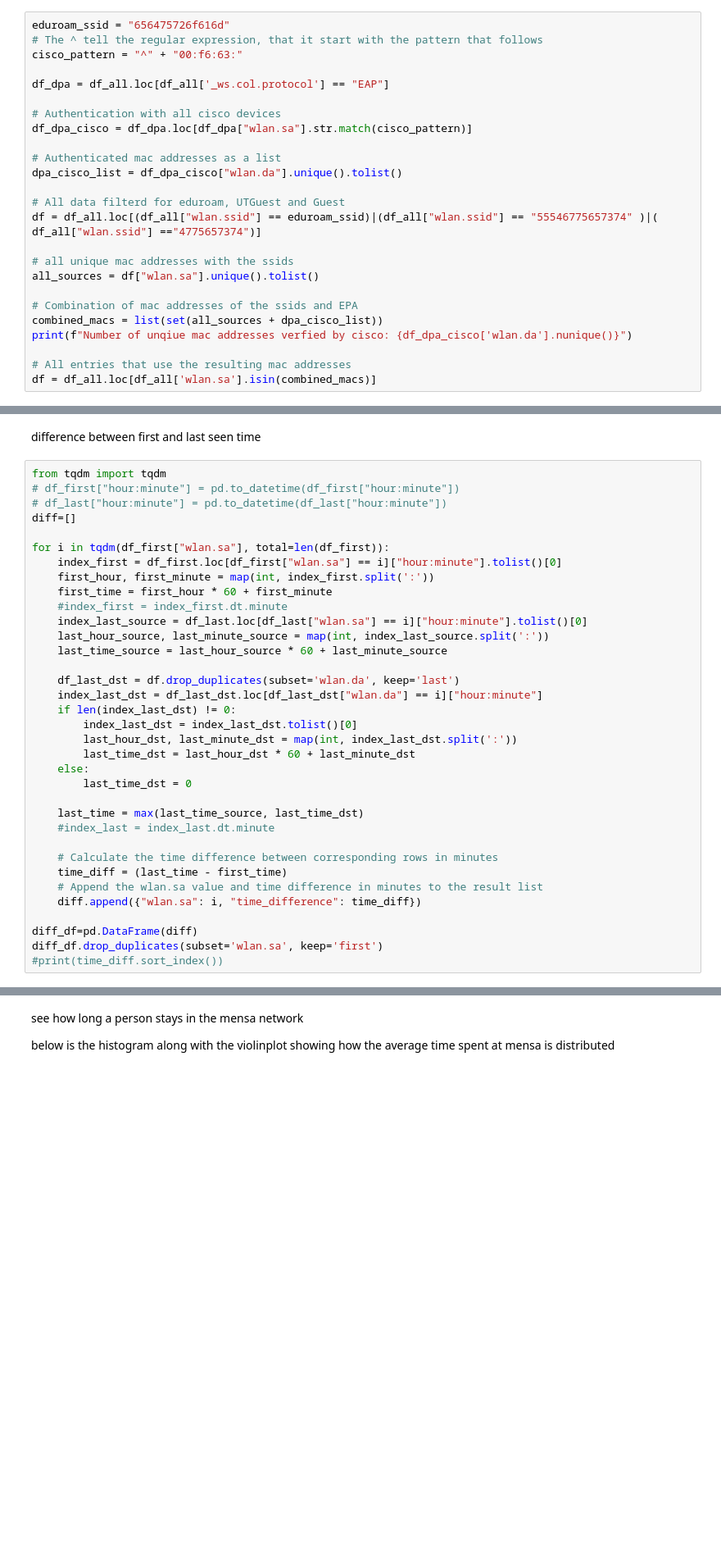
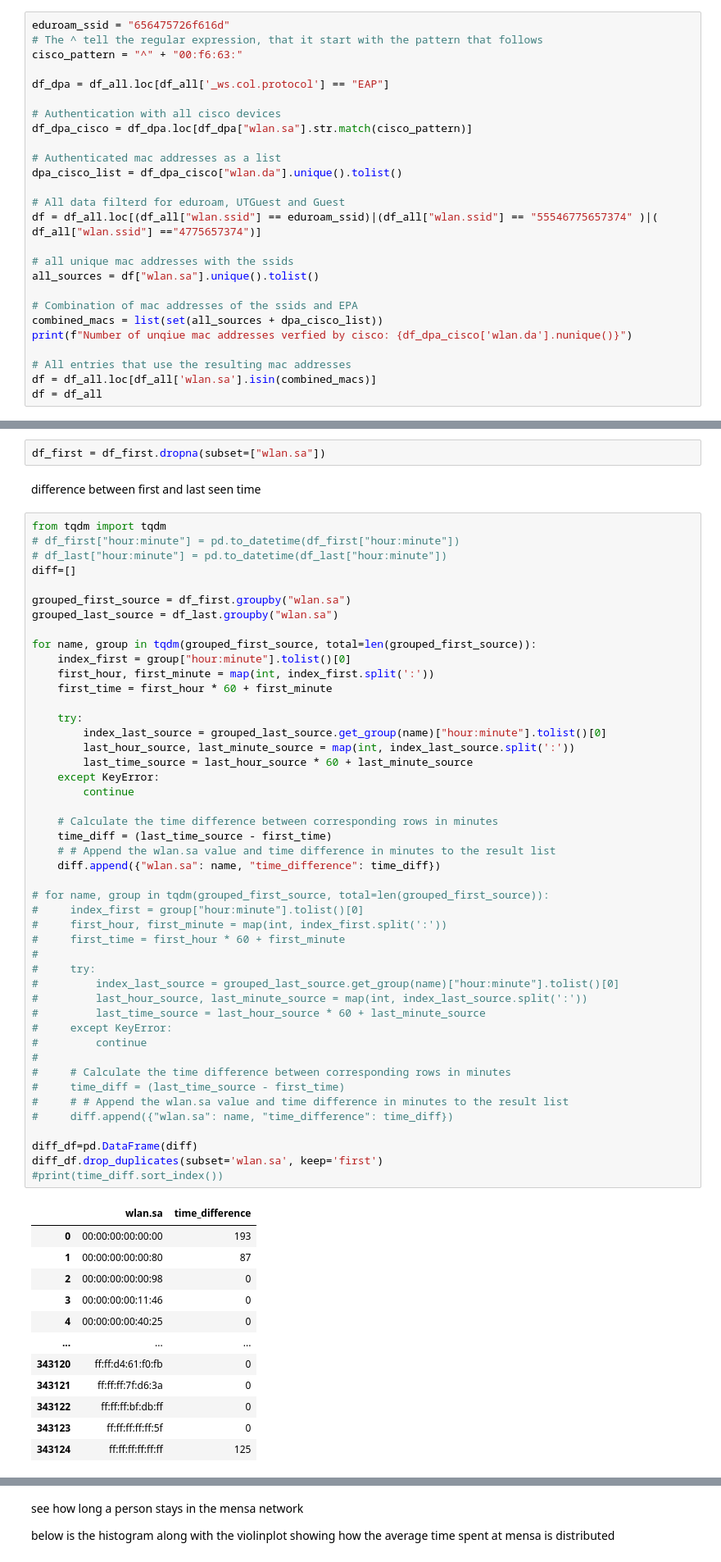
Before and after one commit to danielbischofff/dataLiteracyPeopleCounting, a Jupyter notebook: Analysis.ipynb, the cells around one changed output, grey strips where cells are left out. Shown at 82% size. Cells and saved outputs as stored; diff of their text form; blank space fills up the shorter version.

```diff
--- a/Analysis.ipynb
+++ b/Analysis.ipynb
@@ -95,4 +97,5 @@ print(f"Number of unqiue mac addresses verfied by cisco: {df_dpa_cisco['wlan.da'
 
 # All entries that use the resulting mac addresses
 df = df_all.loc[df_all['wlan.sa'].isin(combined_macs)]
+df = df_all
 # %% [output]
@@ -206,40 +207,66 @@ plt.ylabel('Count')
 plt.suptitle('Last seen Count first seen count and difference')
 #plt.title("(the value of orange and blue lines are divided by 10 to make it comparable to difference)", fontsize="small")
 plt.legend(loc="upper left")
+# %%
+df_first = df_first.dropna(subset=["wlan.sa"])
 # %% [markdown]
 difference between first and last seen time
 # %%
 from tqdm import tqdm
 # df_first["hour:minute"] = pd.to_datetime(df_first["hour:minute"])
 # df_last["hour:minute"] = pd.to_datetime(df_last["hour:minute"])
 diff=[]
 
-for i in tqdm(df_first["wlan.sa"], total=len(df_first)):
-    index_first = df_first.loc[df_first["wlan.sa"] == i]["hour:minute"].tolist()[0]
+grouped_first_source = df_first.groupby("wlan.sa")
+grouped_last_source = df_last.groupby("wlan.sa")
+
+for name, group in tqdm(grouped_first_source, total=len(grouped_first_source)):
+    index_first = group["hour:minute"].tolist()[0]
     first_hour, first_minute = map(int, index_first.split(':'))
     first_time = first_hour * 60 + first_minute
-    #index_first = index_first.dt.minute
-    index_last_source = df_last.loc[df_last["wlan.sa"] == i]["hour:minute"].tolist()[0]
-    last_hour_source, last_minute_source = map(int, index_last_source.split(':'))
-    last_time_source = last_hour_source * 60 + last_minute_source
 
-    df_last_dst = df.drop_duplicates(subset='wlan.da', keep='last')
-    index_last_dst = df_last_dst.loc[df_last_dst["wlan.da"] == i]["hour:minute"]
-    if len(index_last_dst) != 0:
-        index_last_dst = index_last_dst.tolist()[0]
-        last_hour_dst, last_minute_dst = map(int, index_last_dst.split(':'))
-        last_time_dst = last_hour_dst * 60 + last_minute_dst
-    else:
-        last_time_dst = 0
-
-    last_time = max(last_time_source, last_time_dst)
-    #index_last = index_last.dt.minute
+    try:
+        index_last_source = grouped_last_source.get_group(name)["hour:minute"].tolist()[0]
+        last_hour_source, last_minute_source = map(int, index_last_source.split(':'))
+        last_time_source = last_hour_source * 60 + last_minute_source
+    except KeyError:
+        continue
 
     # Calculate the time difference between corresponding rows in minutes
-    time_diff = (last_time - first_time)
-    # Append the wlan.sa value and time difference in minutes to the result list
-    diff.append({"wlan.sa": i, "time_difference": time_diff})
+    time_diff = (last_time_source - first_time)
+    # # Append the wlan.sa value and time difference in minutes to the result list
+    diff.append({"wlan.sa": name, "time_difference": time_diff})
+
+# for name, group in tqdm(grouped_first_source, total=len(grouped_first_source)):
+#     index_first = group["hour:minute"].tolist()[0]
+#     first_hour, first_minute = map(int, index_first.split(':'))
+#     first_time = first_hour * 60 + first_minute
+#
+#     try:
+#         index_last_source = grouped_last_source.get_group(name)["hour:minute"].tolist()[0]
+#         last_hour_source, last_minute_source = map(int, index_last_source.split(':'))
+#         last_time_source = last_hour_source * 60 + last_minute_source
+#     except KeyError:
+#         continue
+#
+#     # Calculate the time difference between corresponding rows in minutes
+#     time_diff = (last_time_source - first_time)
+#     # # Append the wlan.sa value and time difference in minutes to the result list
+#     diff.append({"wlan.sa": name, "time_difference": time_diff})
 
 diff_df=pd.DataFrame(diff)
 diff_df.drop_duplicates(subset='wlan.sa', keep='first')
 #print(time_diff.sort_index())
+# %% [output]
+|  | wlan.sa | time_difference |
+| 0 | 00:00:00:00:00:00 | 193 |
+| 1 | 00:00:00:00:00:80 | 87 |
+| 2 | 00:00:00:00:00:98 | 0 |
+| 3 | 00:00:00:00:11:46 | 0 |
+| 4 | 00:00:00:00:40:25 | 0 |
+| ... | ... | ... |
+| 343120 | ff:ff:d4:61:f0:fb | 0 |
+| 343121 | ff:ff:ff:7f:d6:3a | 0 |
+| 343122 | ff:ff:ff:bf:db:ff | 0 |
+| 343123 | ff:ff:ff:ff:ff:5f | 0 |
+| 343124 | ff:ff:ff:ff:ff:ff | 125 |
```
Also changed, not shown: parts of 7 cells of this notebook.
